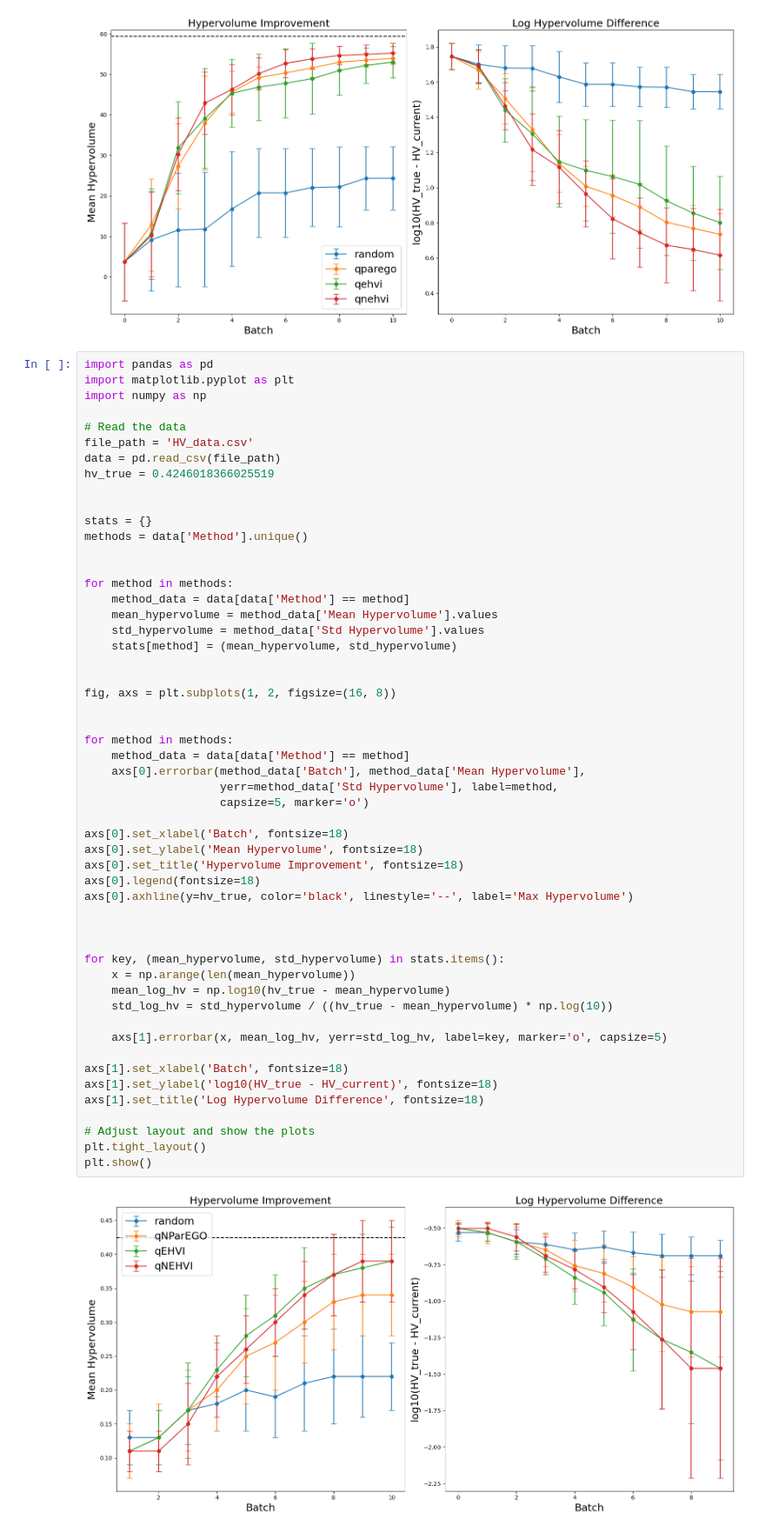
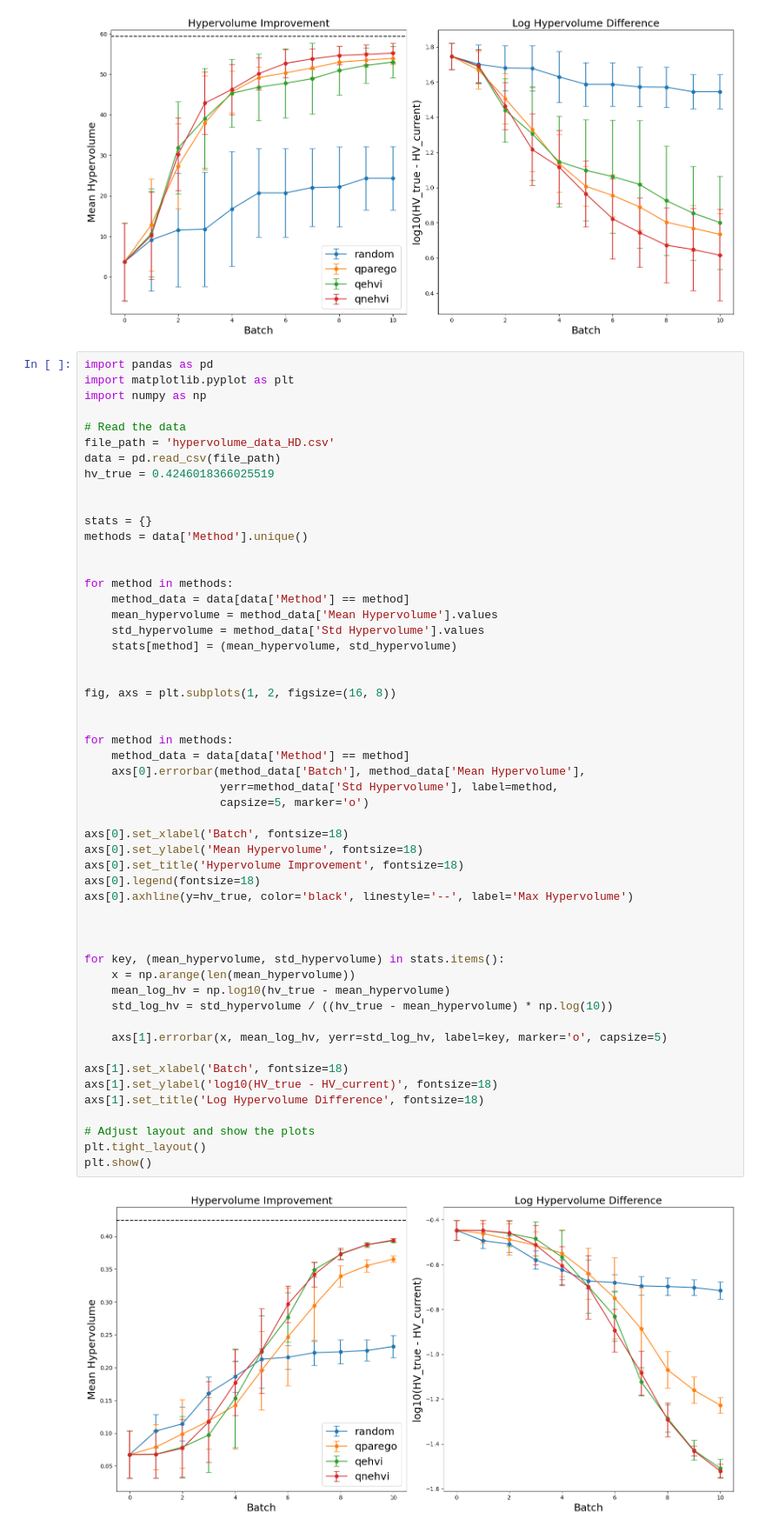
Before and after one commit to Schubydo/msc_code, a Jupyter notebook: MO_Numerical_Experiments/plots.ipynb, the cells around one changed output. Shown at 87% size. Saved outputs shown, nothing was run; the diff lists cells and outputs as text.

```diff
--- a/MO_Numerical_Experiments/plots.ipynb
+++ b/MO_Numerical_Experiments/plots.ipynb
@@ -59,7 +59,7 @@ import matplotlib.pyplot as plt
 import numpy as np
 
 # Read the data
-file_path = 'HV_data.csv'
+file_path = 'hypervolume_data_HD.csv'
 data = pd.read_csv(file_path)
 hv_true = 0.4246018366025519
 
@@ -80,31 +80,31 @@ fig, axs = plt.subplots(1, 2, figsize=(16, 8))
 
 for method in methods:
     method_data = data[data['Method'] == method]
     axs[0].errorbar(method_data['Batch'], method_data['Mean Hypervolume'],
                     yerr=method_data['Std Hypervolume'], label=method,
                     capsize=5, marker='o')
 
 axs[0].set_xlabel('Batch', fontsize=18)
 axs[0].set_ylabel('Mean Hypervolume', fontsize=18)
 axs[0].set_title('Hypervolume Improvement', fontsize=18)
 axs[0].legend(fontsize=18)
 axs[0].axhline(y=hv_true, color='black', linestyle='--', label='Max Hypervolume')
 
 
 
 for key, (mean_hypervolume, std_hypervolume) in stats.items():
     x = np.arange(len(mean_hypervolume))
     mean_log_hv = np.log10(hv_true - mean_hypervolume)
     std_log_hv = std_hypervolume / ((hv_true - mean_hypervolume) * np.log(10))
 
     axs[1].errorbar(x, mean_log_hv, yerr=std_log_hv, label=key, marker='o', capsize=5)
 
 axs[1].set_xlabel('Batch', fontsize=18)
 axs[1].set_ylabel('log10(HV_true - HV_current)', fontsize=18)
 axs[1].set_title('Log Hypervolume Difference', fontsize=18)
 
 # Adjust layout and show the plots
 plt.tight_layout()
 plt.show()
 # %% [output]
-[figure, old version]
+[figure, new version]
```
Also changed, not shown: 3 other files.
